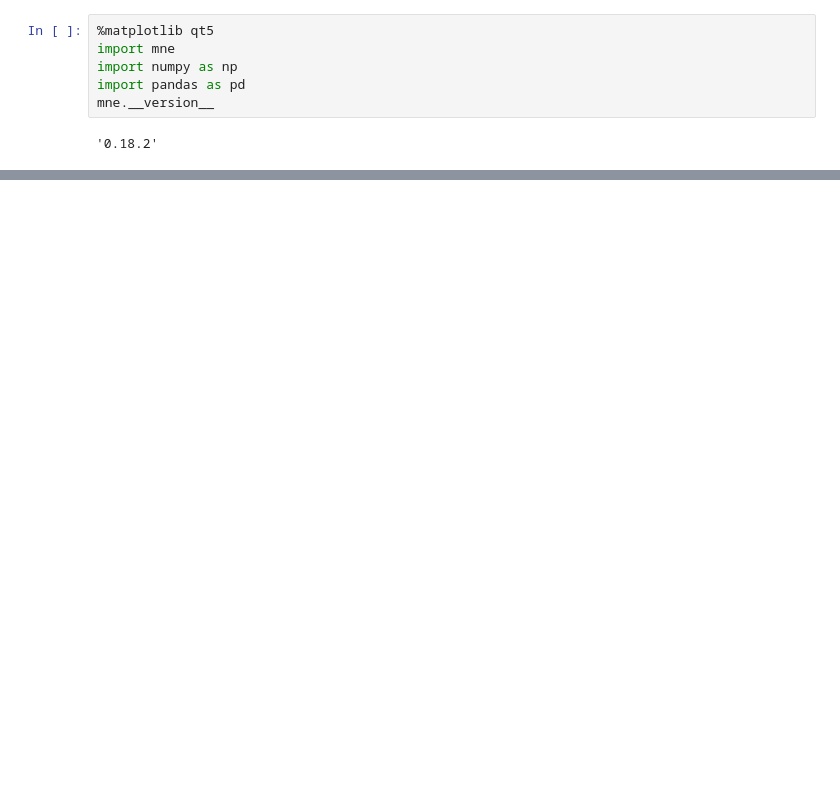
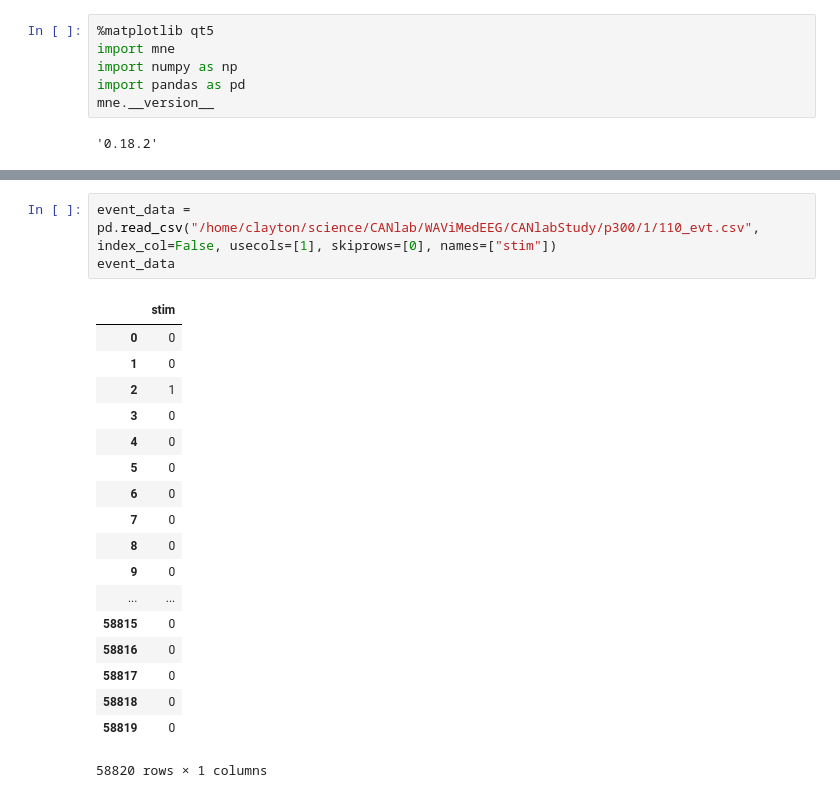
Before and after one commit to canlab/WAViMedEEG, a Jupyter notebook: mne_from_wavi.ipynb, the cells around one changed output, grey strips where cells are left out. Saved outputs shown, nothing was run; the diff lists cells and outputs as text; blank space fills up the shorter version.

```diff
--- a/mne_from_wavi.ipynb
+++ b/mne_from_wavi.ipynb
@@ -14,0 +87,22 @@ AttributeError: module 'numpy' has no attribute 'loadtable'
+# %%
+event_data = pd.read_csv("/home/clayton/science/CANlab/WAViMedEEG/CANlabStudy/p300/1/110_evt.csv", index_col=False, usecols=[1], skiprows=[0], names=["stim"])
+event_data
+# %% [output]
+|  | stim |
+| 0 | 0 |
+| 1 | 0 |
+| 2 | 1 |
+| 3 | 0 |
+| 4 | 0 |
+| 5 | 0 |
+| 6 | 0 |
+| 7 | 0 |
+| 8 | 0 |
+| 9 | 0 |
+| ... | ... |
+| 58815 | 0 |
+| 58816 | 0 |
+| 58817 | 0 |
+| 58818 | 0 |
+| 58819 | 0 |
+58820 rows × 1 columns
```
Also changed, not shown: parts of 13 cells of this notebook, 1 other file.
